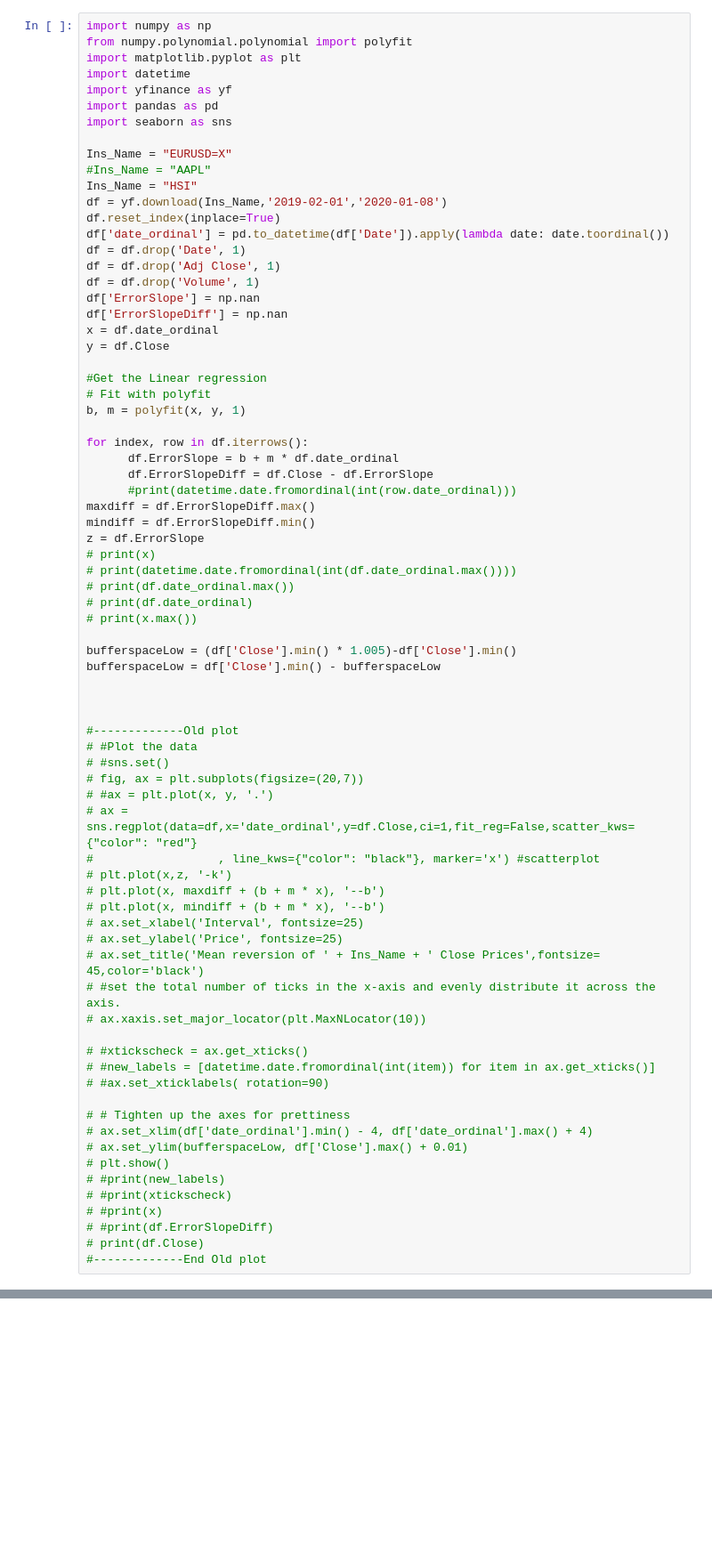
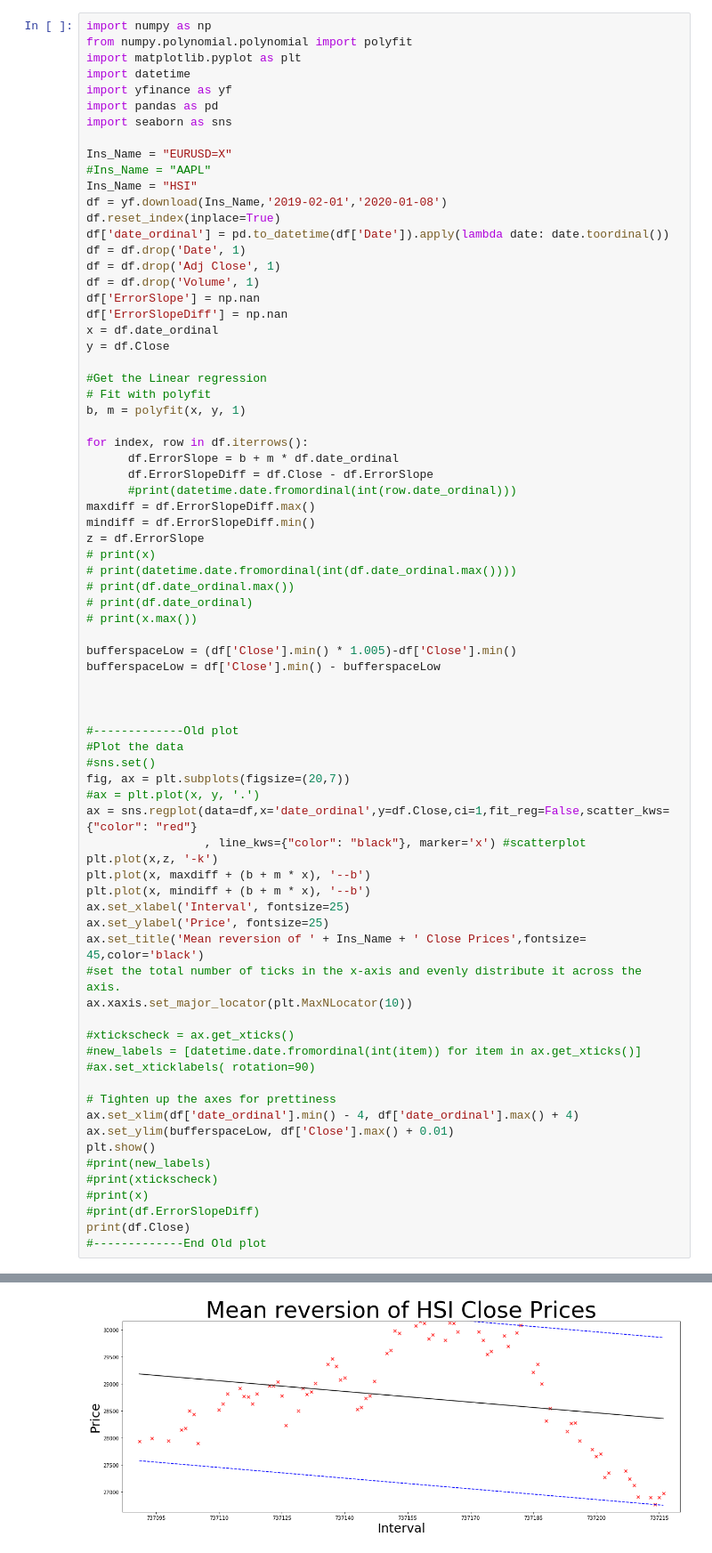
Before and after one commit to grantxx/pandas_demo, a Jupyter notebook: Test_V10-checkpoint.ipynb, the cells around one changed output, grey strips where cells are left out. Shown: that part at 89% size. Saved outputs shown, nothing was run; the diff lists cells and outputs as text; blank space fills up the shorter version.

```diff
--- a/Test_V10-checkpoint.ipynb
+++ b/Test_V10-checkpoint.ipynb
@@ -22,56 +22,57 @@ x = df.date_ordinal
 y = df.Close
 
 #Get the Linear regression
 # Fit with polyfit
 b, m = polyfit(x, y, 1)
 
 for index, row in df.iterrows():
       df.ErrorSlope = b + m * df.date_ordinal
       df.ErrorSlopeDiff = df.Close - df.ErrorSlope
       #print(datetime.date.fromordinal(int(row.date_ordinal)))
 maxdiff = df.ErrorSlopeDiff.max()
 mindiff = df.ErrorSlopeDiff.min()
 z = df.ErrorSlope
 # print(x)
 # print(datetime.date.fromordinal(int(df.date_ordinal.max())))
 # print(df.date_ordinal.max())
 # print(df.date_ordinal)
 # print(x.max())
 
 bufferspaceLow = (df['Close'].min() * 1.005)-df['Close'].min()
 bufferspaceLow = df['Close'].min() - bufferspaceLow
 
 
 
 #-------------Old plot
-# #Plot the data
-# #sns.set()
-# fig, ax = plt.subplots(figsize=(20,7))
-# #ax = plt.plot(x, y, '.')
-# ax = sns.regplot(data=df,x='date_ordinal',y=df.Close,ci=1,fit_reg=False,scatter_kws={"color": "red"}
-#                  , line_kws={"color": "black"}, marker='x') #scatterplot
-# plt.plot(x,z, '-k')
-# plt.plot(x, maxdiff + (b + m * x), '--b')
-# plt.plot(x, mindiff + (b + m * x), '--b')
-# ax.set_xlabel('Interval', fontsize=25)
-# ax.set_ylabel('Price', fontsize=25)
-# ax.set_title('Mean reversion of ' + Ins_Name + ' Close Prices',fontsize= 45,color='black')
-# #set the total number of ticks in the x-axis and evenly distribute it across the axis.
-# ax.xaxis.set_major_locator(plt.MaxNLocator(10))
+#Plot the data
+#sns.set()
+fig, ax = plt.subplots(figsize=(20,7))
+#ax = plt.plot(x, y, '.')
+ax = sns.regplot(data=df,x='date_ordinal',y=df.Close,ci=1,fit_reg=False,scatter_kws={"color": "red"}
+                 , line_kws={"color": "black"}, marker='x') #scatterplot
+plt.plot(x,z, '-k')
+plt.plot(x, maxdiff + (b + m * x), '--b')
+plt.plot(x, mindiff + (b + m * x), '--b')
+ax.set_xlabel('Interval', fontsize=25)
+ax.set_ylabel('Price', fontsize=25)
+ax.set_title('Mean reversion of ' + Ins_Name + ' Close Prices',fontsize= 45,color='black')
+#set the total number of ticks in the x-axis and evenly distribute it across the axis.
+ax.xaxis.set_major_locator(plt.MaxNLocator(10))
 
-# #xtickscheck = ax.get_xticks()
-# #new_labels = [datetime.date.fromordinal(int(item)) for item in ax.get_xticks()]
-# #ax.set_xticklabels( rotation=90)
+#xtickscheck = ax.get_xticks()
+#new_labels = [datetime.date.fromordinal(int(item)) for item in ax.get_xticks()]
+#ax.set_xticklabels( rotation=90)
 
-# # Tighten up the axes for prettiness
-# ax.set_xlim(df['date_ordinal'].min() - 4, df['date_ordinal'].max() + 4)
-# ax.set_ylim(bufferspaceLow, df['Close'].max() + 0.01)
-# plt.show()
-# #print(new_labels)
-# #print(xtickscheck)
-# #print(x)
-# #print(df.ErrorSlopeDiff)
-# print(df.Close)
+# Tighten up the axes for prettiness
+ax.set_xlim(df['date_ordinal'].min() - 4, df['date_ordinal'].max() + 4)
+ax.set_ylim(bufferspaceLow, df['Close'].max() + 0.01)
+plt.show()
+#print(new_labels)
+#print(xtickscheck)
+#print(x)
+#print(df.ErrorSlopeDiff)
+print(df.Close)
 #-------------End Old plot
 # %% [output]
 [*********************100%***********************]  1 of 1 completed
+[figure, added]
```
Also changed, not shown: parts of 1 cell of this notebook, 1 other file.
